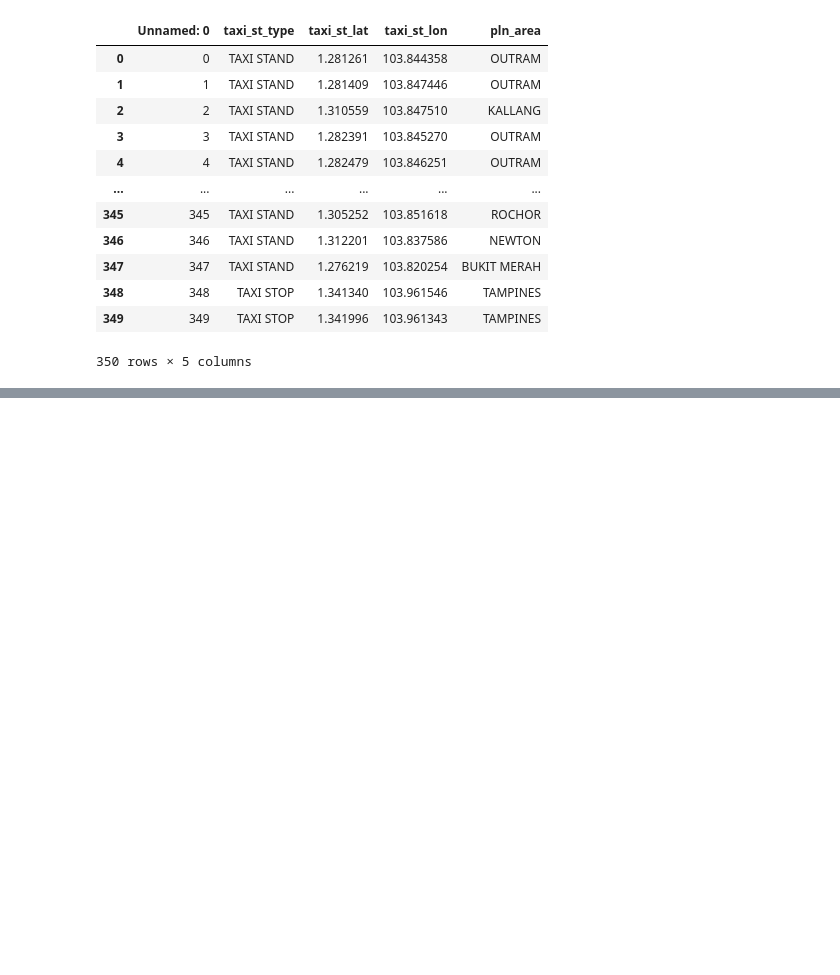
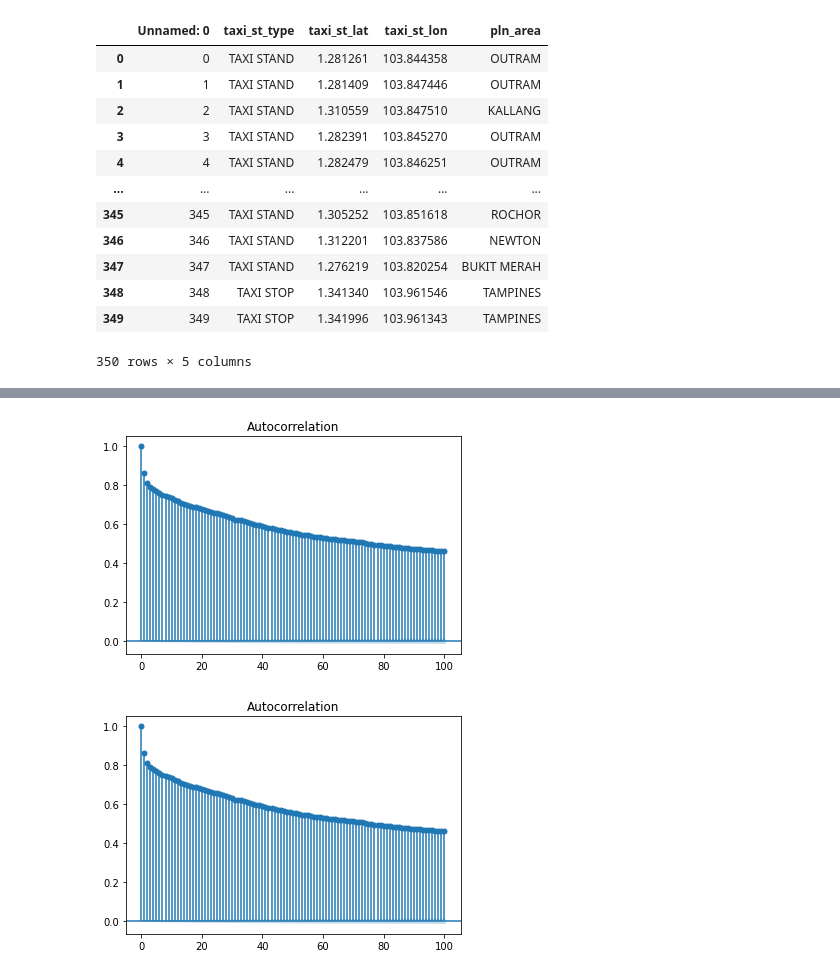
Before and after one commit to alealejandro1/taxi_compass, a Jupyter notebook: notebooks/john-taxi.ipynb, the cells around one changed output, grey strips where cells are left out. Saved outputs shown, nothing was run; the diff lists cells and outputs as text; code cells hidden in the pictures; blank space fills up the shorter version.

```diff
--- a/notebooks/john-taxi.ipynb
+++ b/notebooks/john-taxi.ipynb
@@ -383,0 +656,5 @@ pd.read_csv("taxi_stand_df.csv")
+# %%
+plot_acf(taxi_grp_df.taxi_count, lags=100)
+# %% [output]
+[figure, added]
+[figure, added]
```
Also changed, not shown: parts of 37 cells of this notebook, 1 other file.
